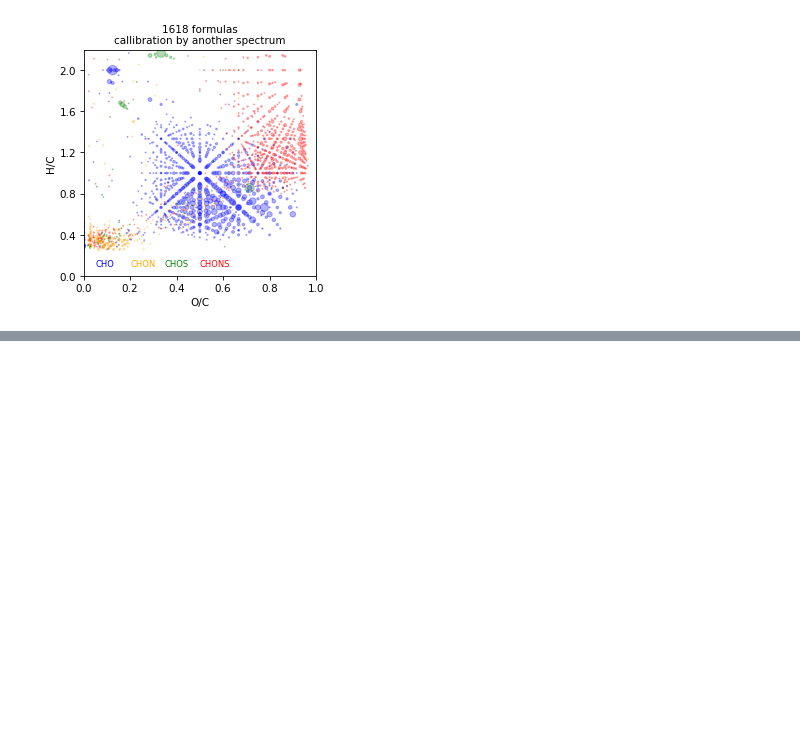
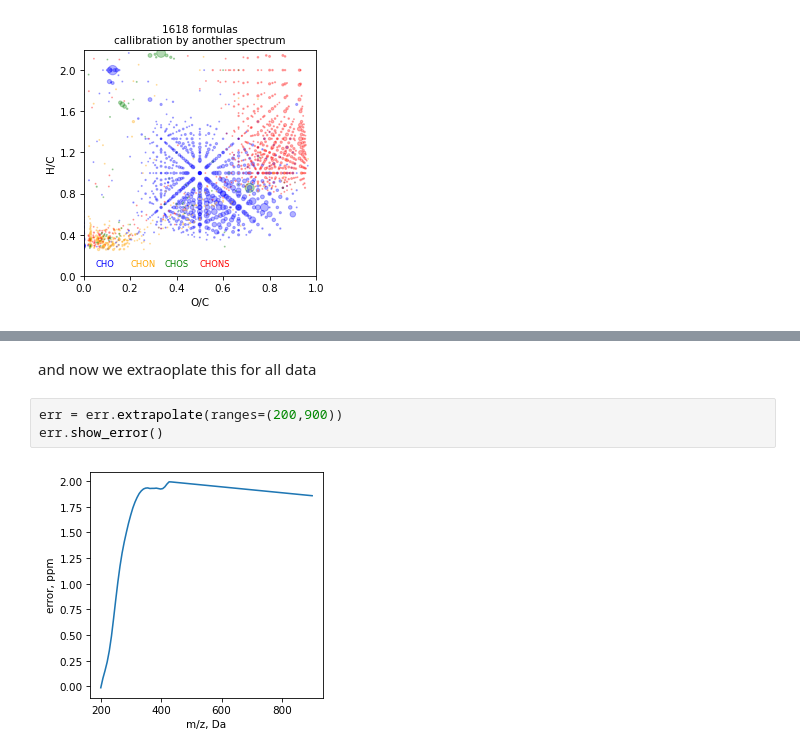
Before and after one commit to NOMspectra/NOMspectra, a Jupyter notebook: recallibration_example.ipynb, the cells around one changed output, grey strips where cells are left out. Drawn from its saved outputs; the diff is of its cells as text; blank space fills up the shorter version.

```diff
--- a/recallibration_example.ipynb
+++ b/recallibration_example.ipynb
@@ -93,0 +158,7 @@ vk = VanKrevelen(spec.table, name='callibration by another spectrum').draw_scatt
+# %% [markdown]
+and now we extraoplate this for all data
+# %%
+err = err.extrapolate(ranges=(200,900))
+err.show_error()
+# %% [output]
+[figure, added]
```
Also changed, not shown: parts of 13 cells of this notebook, 1 other file.
